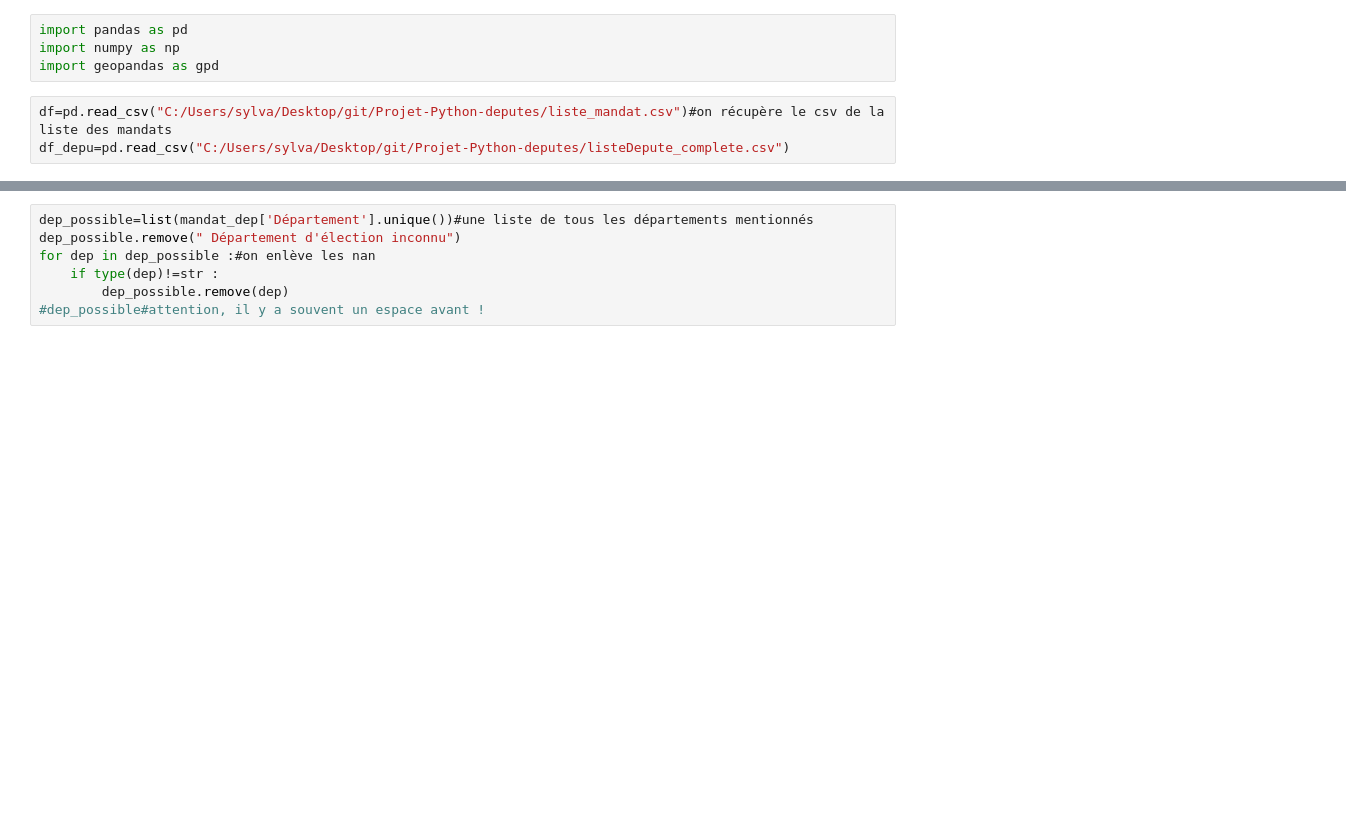
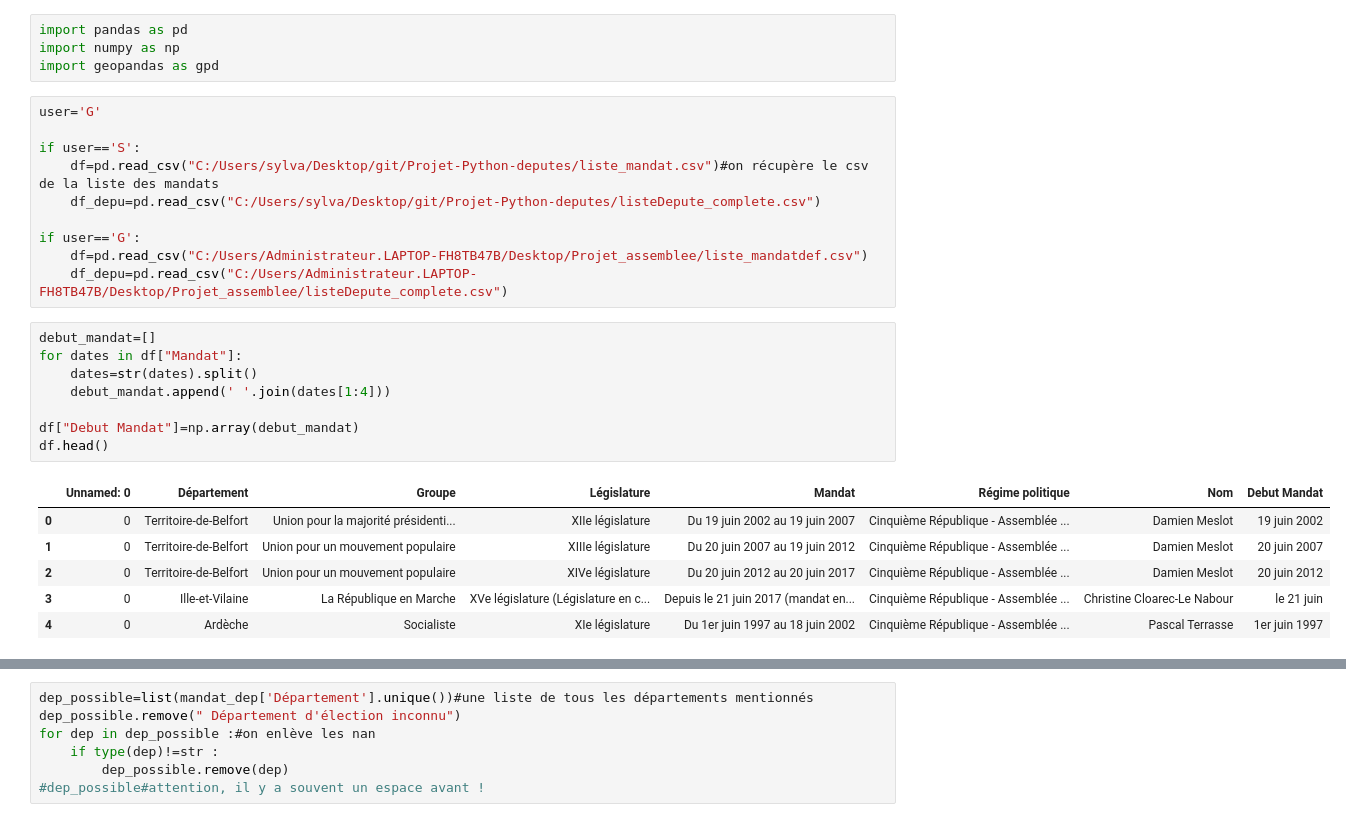
Before and after one commit to dusylvain/Projet-Python-deputes, a Jupyter notebook: statistiques_descriptives_depute (1).ipynb, the cells around one changed output, grey strips where cells are left out. Cells and saved outputs as stored; diff of their text form; blank space fills up the shorter version.

Commit message:
Transtypage_date

```diff
--- a/statistiques_descriptives_depute (1).ipynb
+++ b/statistiques_descriptives_depute (1).ipynb
@@ -3,7 +3,29 @@ import pandas as pd
 import numpy as np
 import geopandas as gpd
 # %%
-df=pd.read_csv("C:/Users/sylva/Desktop/git/Projet-Python-deputes/liste_mandat.csv")#on récupère le csv de la liste des mandats
-df_depu=pd.read_csv("C:/Users/sylva/Desktop/git/Projet-Python-deputes/listeDepute_complete.csv")
+user='G'
+
+if user=='S':
+    df=pd.read_csv("C:/Users/sylva/Desktop/git/Projet-Python-deputes/liste_mandat.csv")#on récupère le csv de la liste des mandats
+    df_depu=pd.read_csv("C:/Users/sylva/Desktop/git/Projet-Python-deputes/listeDepute_complete.csv")
+
+if user=='G':
+    df=pd.read_csv("C:/Users/Administrateur.LAPTOP-FH8TB47B/Desktop/Projet_assemblee/liste_mandatdef.csv")
+    df_depu=pd.read_csv("C:/Users/Administrateur.LAPTOP-FH8TB47B/Desktop/Projet_assemblee/listeDepute_complete.csv")
+# %%
+debut_mandat=[]
+for dates in df["Mandat"]:
+    dates=str(dates).split()
+    debut_mandat.append(' '.join(dates[1:4]))
+
+df["Debut Mandat"]=np.array(debut_mandat)
+df.head()
+# %% [output]
+|  | Unnamed: 0 | Département | Groupe | Législature | Mandat | Régime politique | Nom | Debut Mandat |
+| 0 | 0 | Territoire-de-Belfort | Union pour la majorité présidenti... | XIIe législature | Du 19 juin 2002 au 19 juin 2007 | Cinquième République - Assemblée ... | Damien Meslot | 19 juin 2002 |
+| 1 | 0 | Territoire-de-Belfort | Union pour un mouvement populaire | XIIIe législature | Du 20 juin 2007 au 19 juin 2012 | Cinquième République - Assemblée ... | Damien Meslot | 20 juin 2007 |
+| 2 | 0 | Territoire-de-Belfort | Union pour un mouvement populaire | XIVe législature | Du 20 juin 2012 au 20 juin 2017 | Cinquième République - Assemblée ... | Damien Meslot | 20 juin 2012 |
+| 3 | 0 | Ille-et-Vilaine | La République en Marche | XVe législature (Législature en c... | Depuis le 21 juin 2017 (mandat en... | Cinquième République - Assemblée ... | Christine Cloarec-Le Nabour | le 21 juin |
+| 4 | 0 | Ardèche | Socialiste | XIe législature | Du 1er juin 1997 au 18 juin 2002 | Cinquième République - Assemblée ... | Pascal Terrasse | 1er juin 1997 |
 # %%
 mandat_dep=df.sort_values(by='Département')
```
Also changed, not shown: parts of 11 cells of this notebook.
